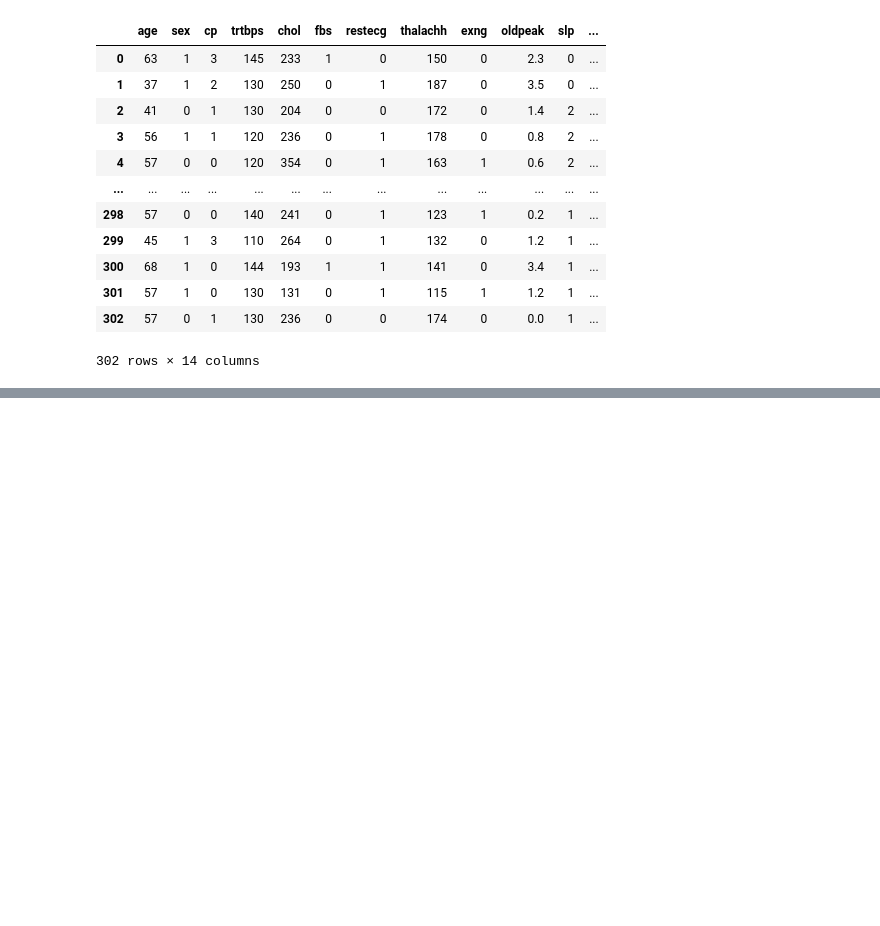
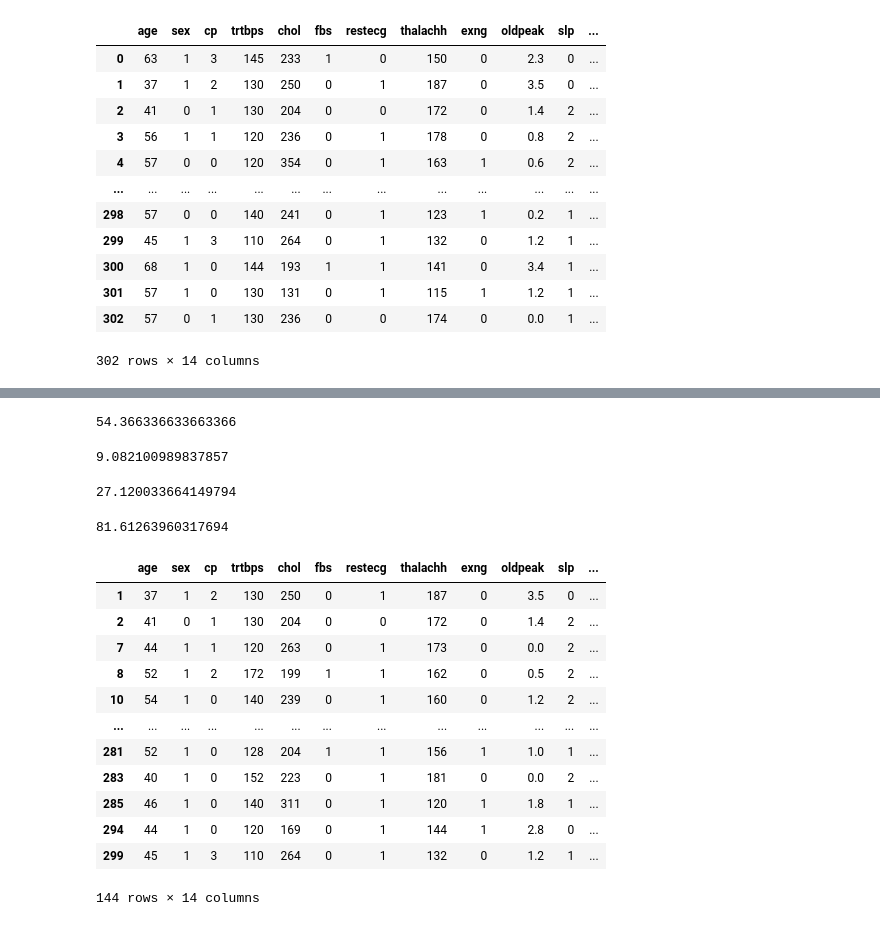
Before and after one commit to sandipthapa543/Pandas_Heartattack, a Jupyter notebook: Pandas_Data.ipynb, the cells around one changed output, grey strips where cells are left out. Cells and saved outputs as stored; diff of their text form; code cells hidden in the pictures; blank space fills up the shorter version.

```diff
--- a/Pandas_Data.ipynb
+++ b/Pandas_Data.ipynb
@@ -176,0 +205,34 @@ df.drop_duplicates()
+# %%
+mean = df.age.mean()
+mean
+# %% [output]
+54.366336633663366
+# %%
+standard_devation=df.age.std()
+standard_devation
+# %% [output]
+9.082100989837857
+# %%
+mean-3*standard_devation
+# %% [output]
+27.120033664149794
+# %%
+mean+3*standard_devation
+# %% [output]
+81.61263960317694
+# %%
+df[(df.age < 54.36) | (df.age > 81.612)]
+# %% [output]
+|  | age | sex | cp | trtbps | chol | fbs | restecg | thalachh | exng | oldpeak | slp | ... |
+| 1 | 37 | 1 | 2 | 130 | 250 | 0 | 1 | 187 | 0 | 3.5 | 0 | ... |
+| 2 | 41 | 0 | 1 | 130 | 204 | 0 | 0 | 172 | 0 | 1.4 | 2 | ... |
+| 7 | 44 | 1 | 1 | 120 | 263 | 0 | 1 | 173 | 0 | 0.0 | 2 | ... |
+| 8 | 52 | 1 | 2 | 172 | 199 | 1 | 1 | 162 | 0 | 0.5 | 2 | ... |
+| 10 | 54 | 1 | 0 | 140 | 239 | 0 | 1 | 160 | 0 | 1.2 | 2 | ... |
+| ... | ... | ... | ... | ... | ... | ... | ... | ... | ... | ... | ... | ... |
+| 281 | 52 | 1 | 0 | 128 | 204 | 1 | 1 | 156 | 1 | 1.0 | 1 | ... |
+| 283 | 40 | 1 | 0 | 152 | 223 | 0 | 1 | 181 | 0 | 0.0 | 2 | ... |
+| 285 | 46 | 1 | 0 | 140 | 311 | 0 | 1 | 120 | 1 | 1.8 | 1 | ... |
+| 294 | 44 | 1 | 0 | 120 | 169 | 0 | 1 | 144 | 1 | 2.8 | 0 | ... |
+| 299 | 45 | 1 | 3 | 110 | 264 | 0 | 1 | 132 | 0 | 1.2 | 1 | ... |
+144 rows × 14 columns
```
Also changed, not shown: parts of 6 cells of this notebook.
